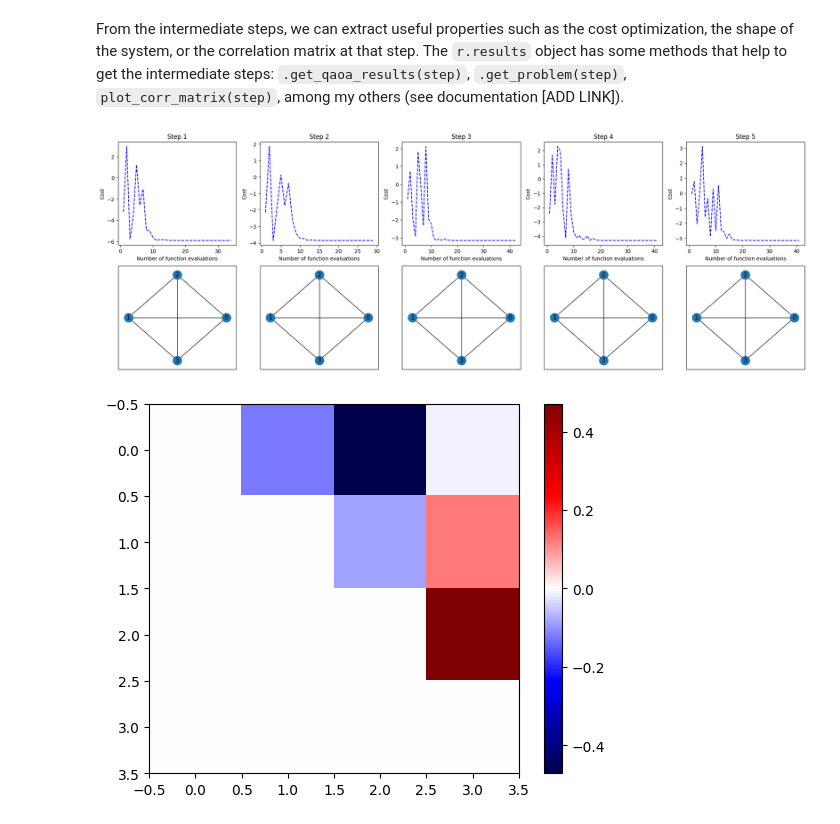
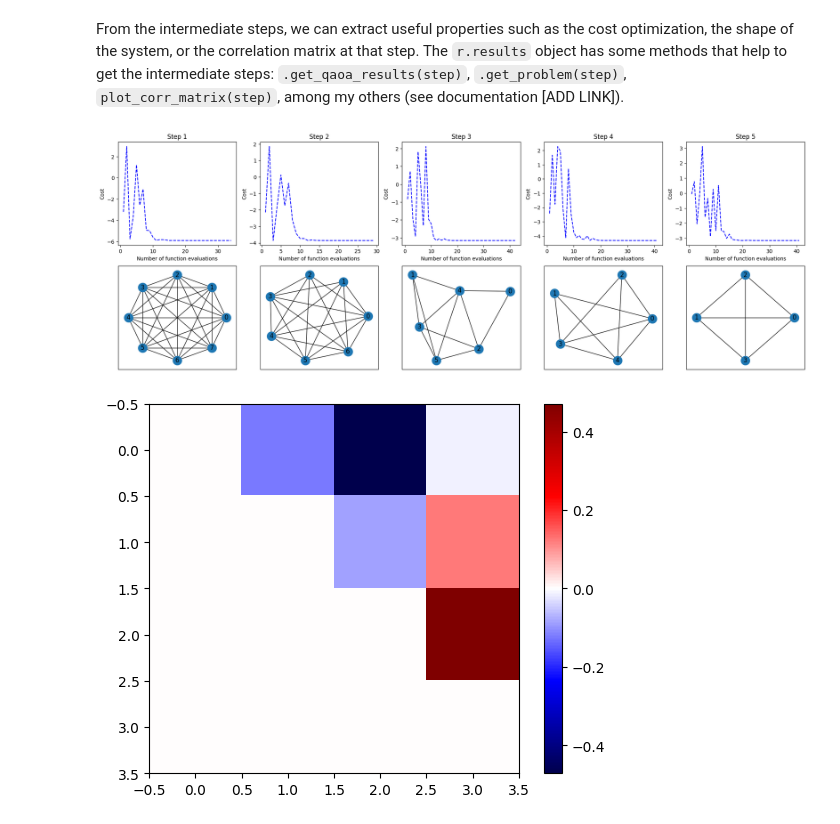
Before and after one commit to amazon-braket/amazon-braket-algorithm-library, a Jupyter notebook: notebooks/textbook/Recursive_Quantum_Approximate_Optimization_Algorithm.ipynb, the cells around one changed output. Cells and saved outputs as stored; diff of their text form; code cells hidden in the pictures.

```diff
--- a/notebooks/textbook/Recursive_Quantum_Approximate_Optimization_Algorithm.ipynb
+++ b/notebooks/textbook/Recursive_Quantum_Approximate_Optimization_Algorithm.ipynb
@@ -141,28 +141,28 @@ result
 # %%
 # Retrieve intermediate problem and QAOA optimization progress
 
 # Number of recursive steps
 num_steps = result['number_steps']
 
 fig, ax = plt.subplots(2,num_steps, figsize = (24,8))
 
 for i in range(num_steps):
 
     # Get the QUBO problem and QAOA result object for the last step
     qaoa_results = result.get_qaoa_results(step = i)
-    qaoa_problem = result.get_problem(step = i)
+    qubo_problem = result.get_problem(step = i)
 
     # Extract problem graph
     qubo_graph = nx.Graph()
     qubo_graph.add_edges_from(qubo_problem.terms)
 
     # Plot cost optimization
     qaoa_results.plot_cost(ax = ax[0][i])
     ax[0][i].set_title(f'Step {i+1}')
     ax[0][i].get_legend().remove()
 
     # Plot problem graph
     nx.draw_networkx(qubo_graph, pos = nx.kamada_kawai_layout(qubo_graph), ax = ax[1][i])
 # %% [output]
-[figure, old version]
+[figure, new version]
 # %%
```
Also changed, not shown: parts of 2 cells of this notebook.
